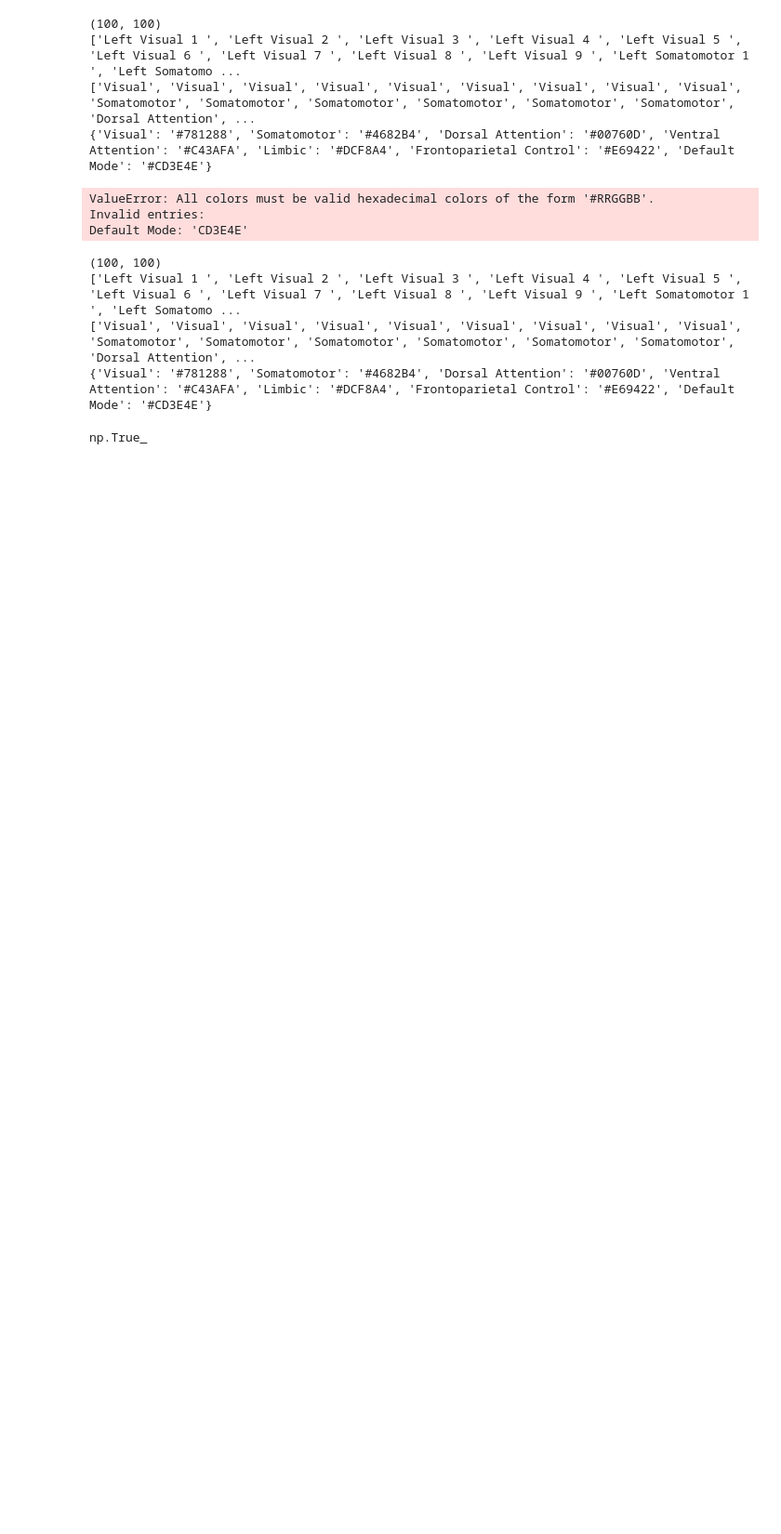
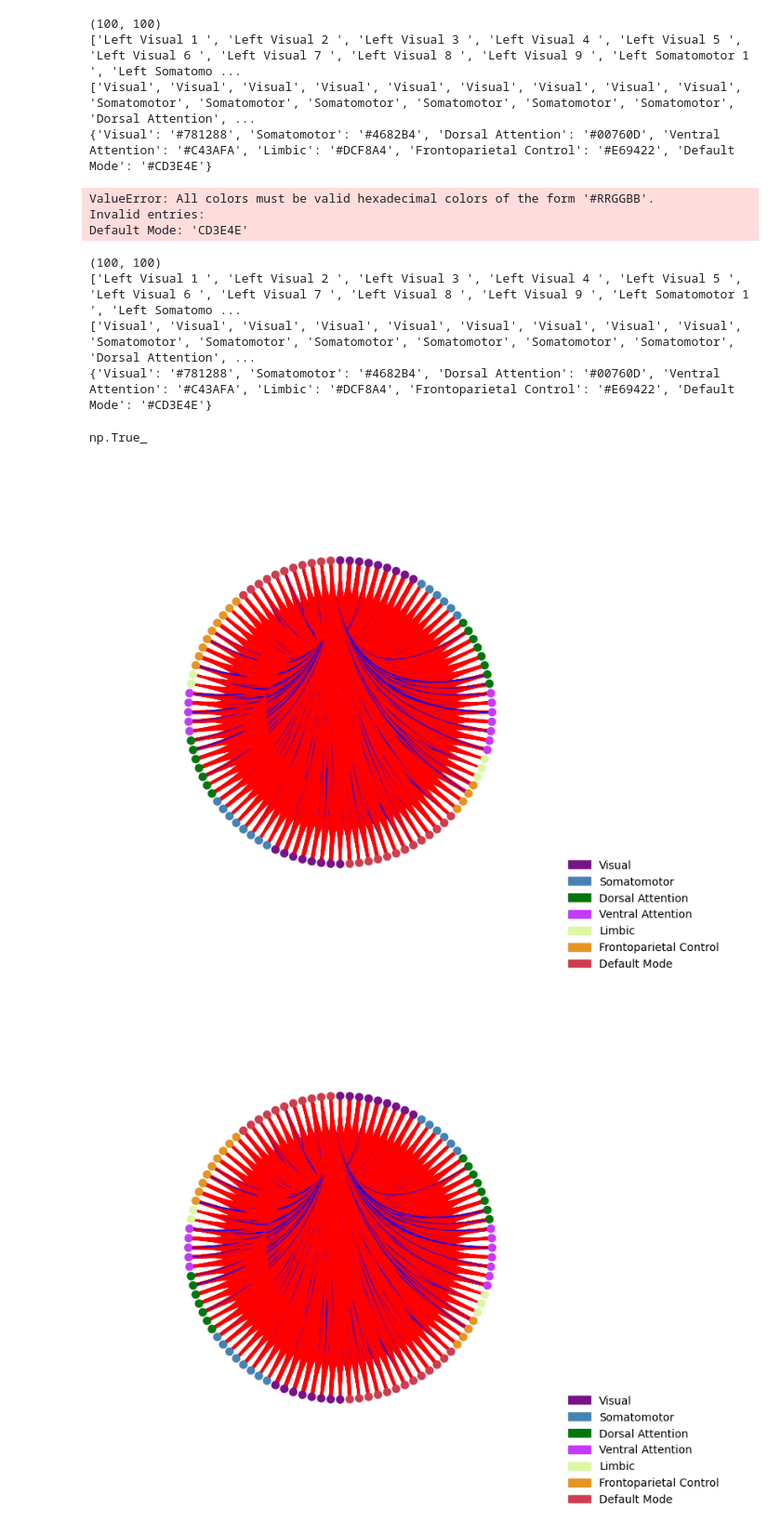
Before and after one commit to guym-code/circular-graphs, a Jupyter notebook: test.ipynb, the cells around one changed output. Shown at 93% size. Saved outputs shown, nothing was run; the diff lists cells and outputs as text; code cells hidden in the pictures; blank space fills up the shorter version.

Commit message:
test.ipynb now contains a plotting segment. CircularGraph now contains the plotting methods. Bracket label color now matches the group color

```diff
--- a/test.ipynb
+++ b/test.ipynb
@@ -1,11 +1,12 @@
 # %%
 from CircularGraph import CircularGraph
+from pathlib import Path
 g = CircularGraph(
-    mat_path="Main__Data\\rs_feat_mats_mayas_data_pearson.csv",
+    mat_path= Path("Main__Data/rs_feat_mats_mayas_data_pearson.csv"),
     mat_type="edge_list",
-    labels="Atlases\labels_scf_100.csv",
-    secondary_labels="Atlases\Schaefer_100parcels_7Network_Canonical.csv",
-    color_palette="Color Palettes\\yeo_7_network_colors.csv"
+    labels=Path("Atlases/labels_scf_100.csv"),
+    secondary_labels=Path("Atlases/Schaefer_100parcels_7Network_Canonical.csv"),
+    color_palette=Path("Color Palettes/yeo_7_network_colors.csv")
 )
 
 print(g.mat.shape)
@@ -58,3 +59,8 @@ print(g3.color_palette)
 (g3.mat == g3.mat.T).all()
 # %% [output]
 np.True_
+# %%
+g.plot(label=False, sec_label="Bracket", edge_color_method="PositiveNegative", sec_label_size=10)
+# %% [output]
+[figure, added]
+[figure, added]
```
Also changed, not shown: 4 other files.
